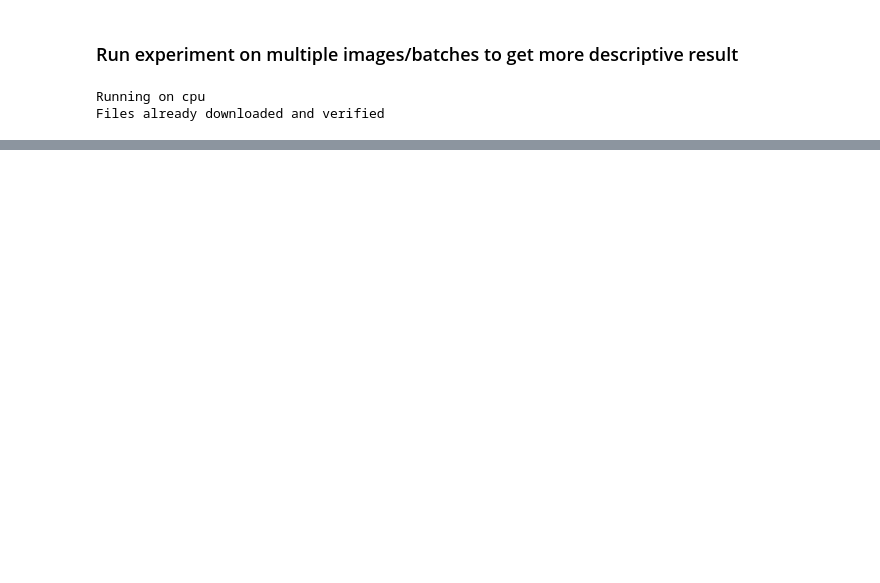
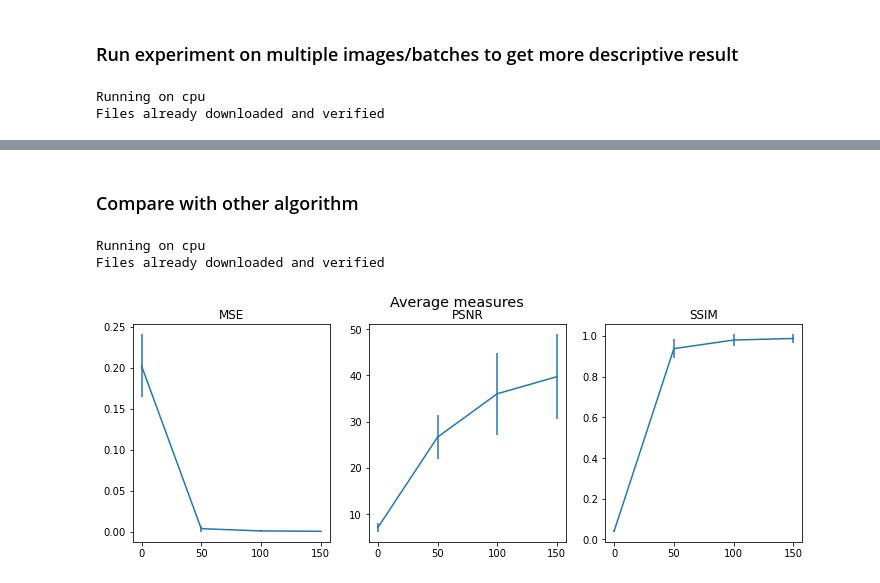
Before and after one commit to NielsFuglsang/02460-advanced-machine-learning, a Jupyter notebook: test_experiment.ipynb, the cells around one changed output, grey strips where cells are left out. Saved outputs shown, nothing was run; the diff lists cells and outputs as text; code cells hidden in the pictures; blank space fills up the shorter version.

```diff
--- a/test_experiment.ipynb
+++ b/test_experiment.ipynb
@@ -98,0 +82,34 @@ for t_ids in range(exp.n_repeats):
+# %% [markdown]
+### Compare with other algorithm
+# %%
+# Read parameters.
+name = "DLGunif"
+params = read_json('params/'+name+'.json')
+
+torch.manual_seed(1234)
+
+# Load experiment.
+exp = Experiment(params, verbose=False)
+exp.run_multiple()
+# %% [output]
+Running on cpu
+Files already downloaded and verified
+# %%
+mses = np.mean(exp.losses['mse'], axis=0)
+mse_stds = np.std(exp.losses['mse'], axis=0)
+psnrs = np.mean(exp.losses['psnr'], axis=0)
+psnr_stds = np.std(exp.losses['psnr'], axis=0)
+ssims = np.mean(exp.losses['ssim'], axis=0)
+ssim_stds = np.std(exp.losses['ssim'], axis=0)
+
+fig, ax = plt.subplots(1, 3, figsize=(12, 4))
+fig.suptitle('Average measures', fontsize='x-large')
+ax[0].errorbar(exp.iters, mses, mse_stds)
+ax[0].set_title('MSE')
+ax[1].errorbar(exp.iters, psnrs, psnr_stds)
+ax[1].set_title('PSNR')
+ax[2].errorbar(exp.iters, ssims, ssim_stds)
+ax[2].set_title('SSIM')
+plt.show()
+# %% [output]
+[figure, added]
```
Also changed, not shown: parts of 9 cells of this notebook, 3 other files.
